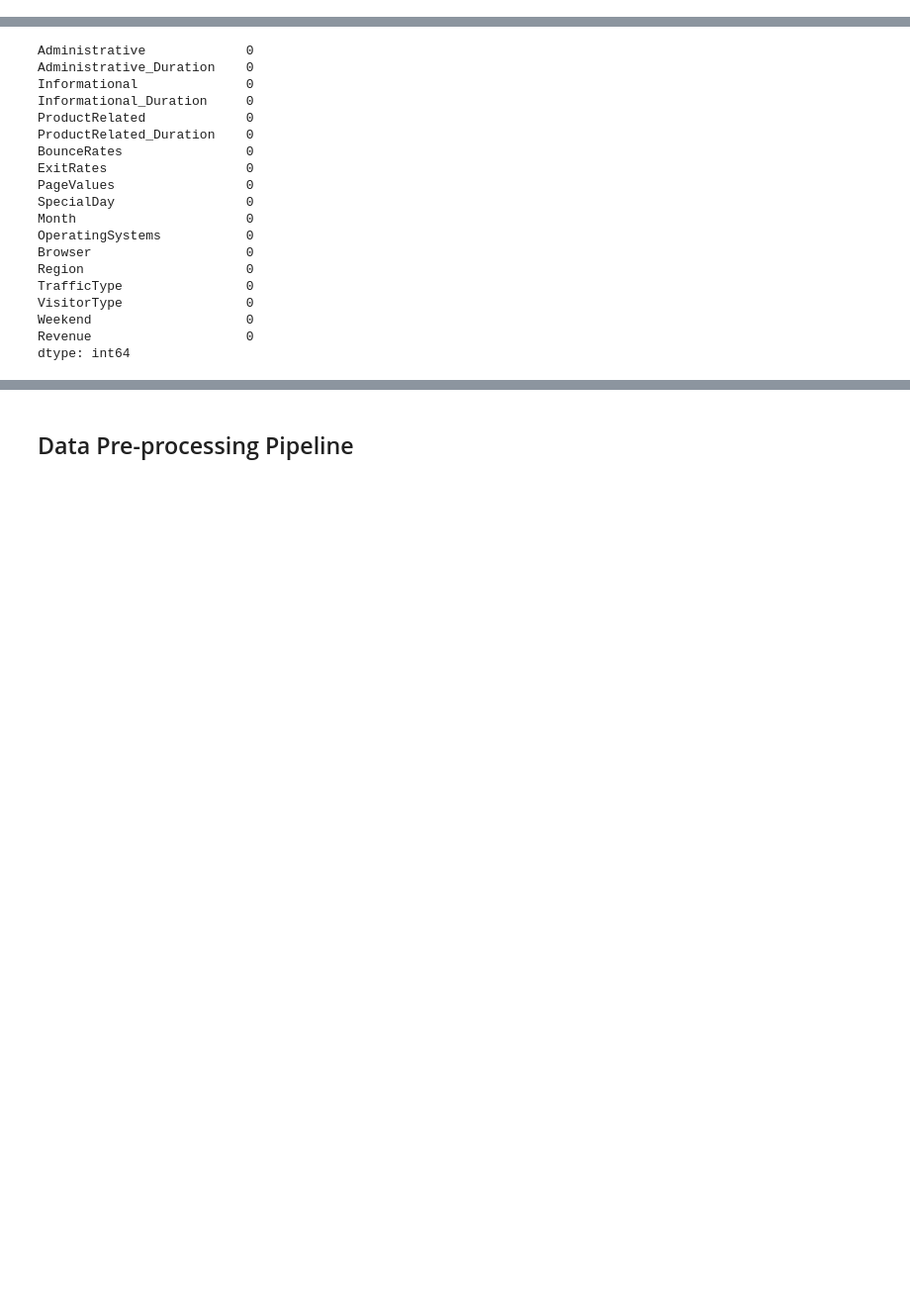
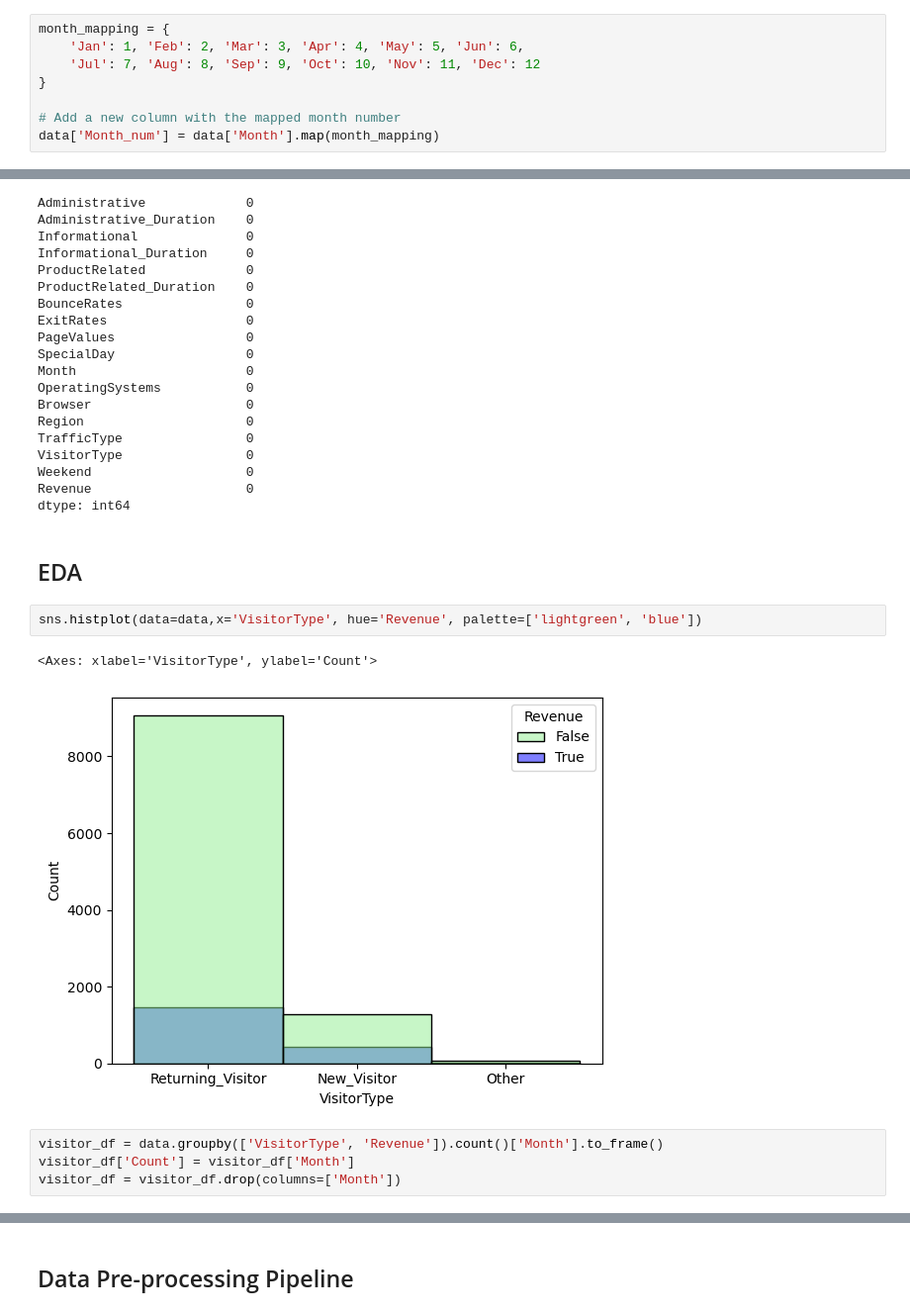
Before and after one commit to griffin-reichmuth/Portfolio-Online-Shopping, a Jupyter notebook: notebooks/Cleaning.ipynb, the cells around one changed output, grey strips where cells are left out. Shown at 99% size. Drawn from its saved outputs; the diff is of its cells as text; blank space fills up the shorter version.

```diff
--- a/notebooks/Cleaning.ipynb
+++ b/notebooks/Cleaning.ipynb
@@ -71,6 +73,14 @@ Revenue
 False    10422
 True      1908
 Name: count, dtype: int64
+# %%
+month_mapping = {
+    'Jan': 1, 'Feb': 2, 'Mar': 3, 'Apr': 4, 'May': 5, 'Jun': 6,
+    'Jul': 7, 'Aug': 8, 'Sep': 9, 'Oct': 10, 'Nov': 11, 'Dec': 12
+}
+
+# Add a new column with the mapped month number
+data['Month_num'] = data['Month'].map(month_mapping)
 # %% [markdown]
 **Observations**
 
@@ -106,3 +116,14 @@ VisitorType                0
 Weekend                    0
 Revenue                    0
 dtype: int64
+# %% [markdown]
+## EDA
+# %%
+sns.histplot(data=data,x='VisitorType', hue='Revenue', palette=['lightgreen', 'blue'])
+# %% [output]
+<Axes: xlabel='VisitorType', ylabel='Count'>
+[figure, added]
+# %%
+visitor_df = data.groupby(['VisitorType', 'Revenue']).count()['Month'].to_frame()
+visitor_df['Count'] = visitor_df['Month']
+visitor_df = visitor_df.drop(columns=['Month'])
```
Also changed, not shown: parts of 8 cells of this notebook, 1 other file.
